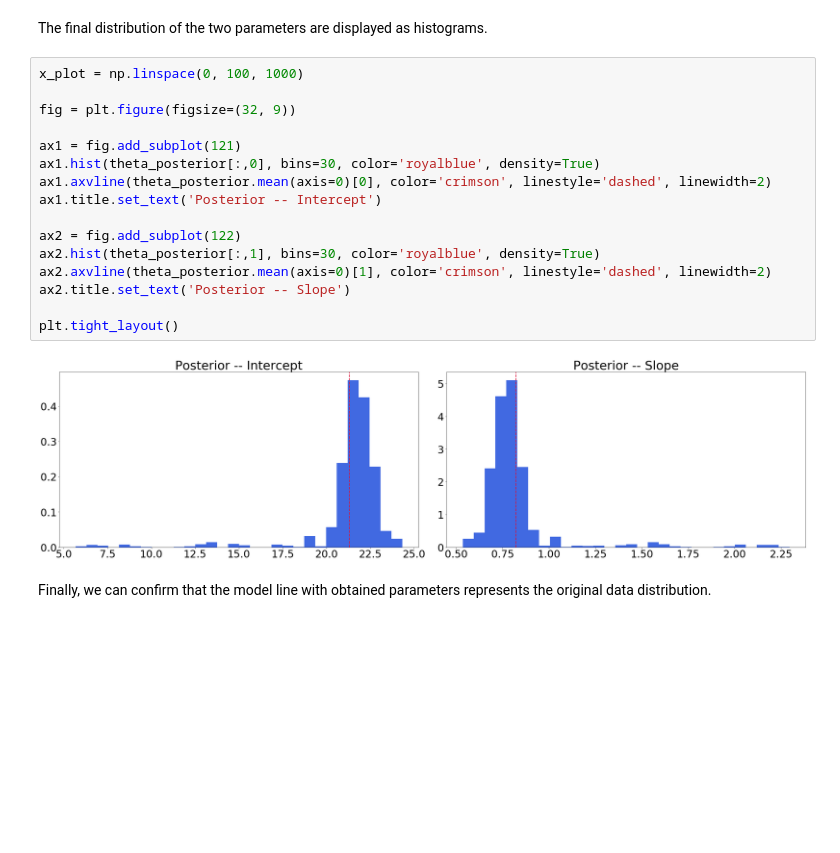
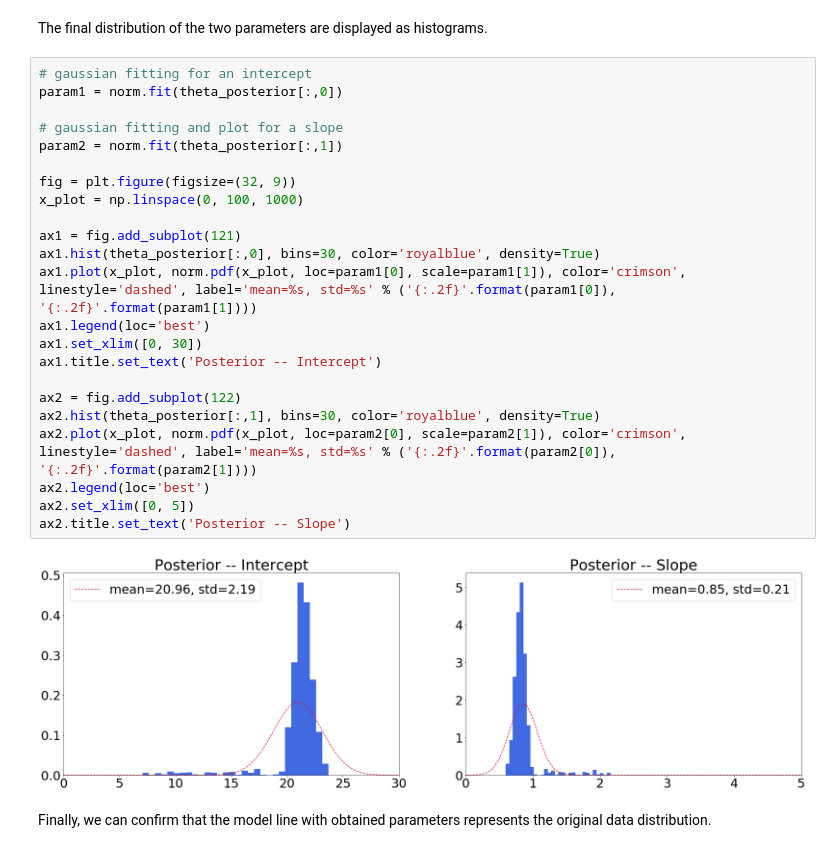
Before and after one commit to malma-flieth/PlasmaSS19atNagoya, a Jupyter notebook: MCMCForSummerSchool.ipynb, the cells around one changed output. Cells and saved outputs as stored; diff of their text form; blank space fills up the shorter version.

```diff
--- a/MCMCForSummerSchool.ipynb
+++ b/MCMCForSummerSchool.ipynb
@@ -234,23 +247,30 @@ sigma = np.sqrt(theta_posterior.mean(axis=0))
 # %% [markdown]
 The final distribution of the two parameters are displayed as histograms.
 # %%
-x_plot = np.linspace(0, 100, 1000)
+# gaussian fitting for an intercept
+param1 = norm.fit(theta_posterior[:,0])
+
+# gaussian fitting and plot for a slope
+param2 = norm.fit(theta_posterior[:,1])
 
 fig = plt.figure(figsize=(32, 9))
+x_plot = np.linspace(0, 100, 1000)
 
 ax1 = fig.add_subplot(121)
 ax1.hist(theta_posterior[:,0], bins=30, color='royalblue', density=True)
-ax1.axvline(theta_posterior.mean(axis=0)[0], color='crimson', linestyle='dashed', linewidth=2)
+ax1.plot(x_plot, norm.pdf(x_plot, loc=param1[0], scale=param1[1]), color='crimson', linestyle='dashed', label='mean=%s, std=%s' % ('{:.2f}'.format(param1[0]), '{:.2f}'.format(param1[1])))
+ax1.legend(loc='best')
+ax1.set_xlim([0, 30])
 ax1.title.set_text('Posterior -- Intercept')
 
 ax2 = fig.add_subplot(122)
 ax2.hist(theta_posterior[:,1], bins=30, color='royalblue', density=True)
-ax2.axvline(theta_posterior.mean(axis=0)[1], color='crimson', linestyle='dashed', linewidth=2)
+ax2.plot(x_plot, norm.pdf(x_plot, loc=param2[0], scale=param2[1]), color='crimson', linestyle='dashed', label='mean=%s, std=%s' % ('{:.2f}'.format(param2[0]), '{:.2f}'.format(param2[1])))
+ax2.legend(loc='best')
+ax2.set_xlim([0, 5])
 ax2.title.set_text('Posterior -- Slope')
-
-plt.tight_layout()
 # %% [output]
-[figure, old version]
+[figure, new version]
 # %% [markdown]
 Finally, we can confirm that the model line with obtained parameters represents the original data distribution.
 # %%
```
Also changed, not shown: parts of 3 cells of this notebook.
